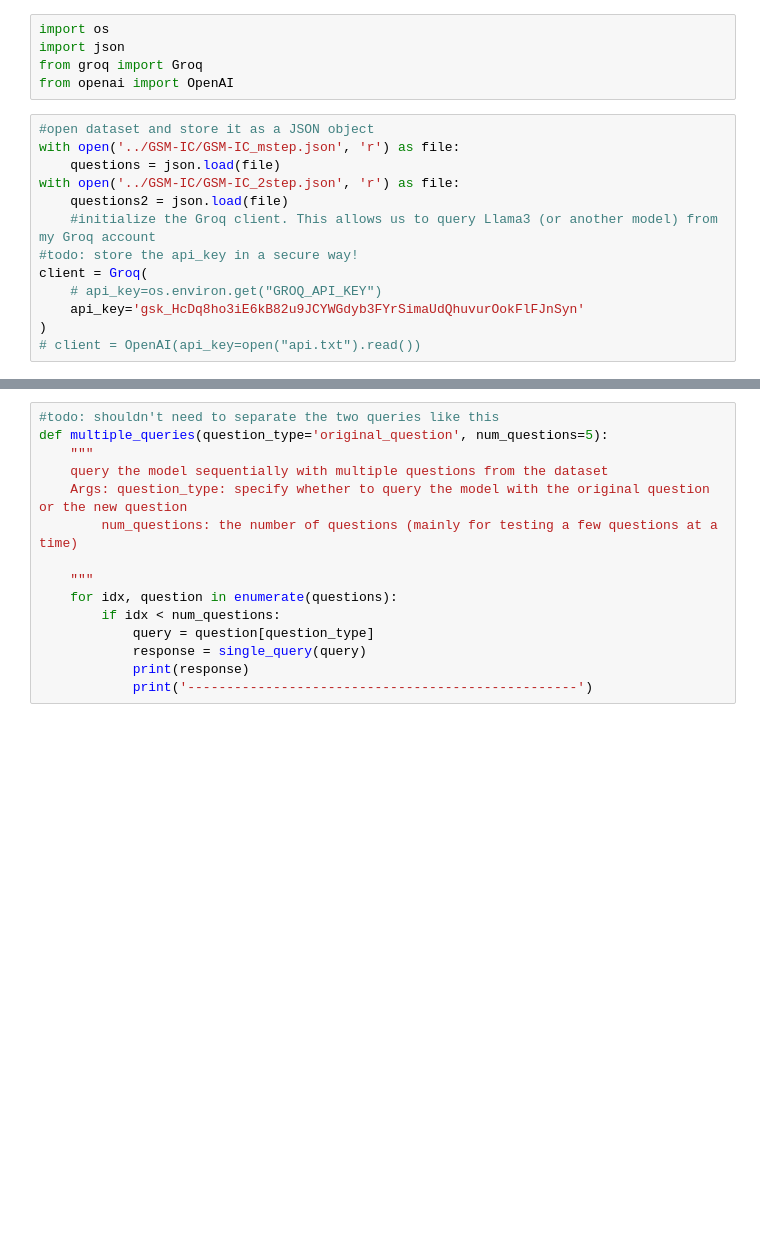
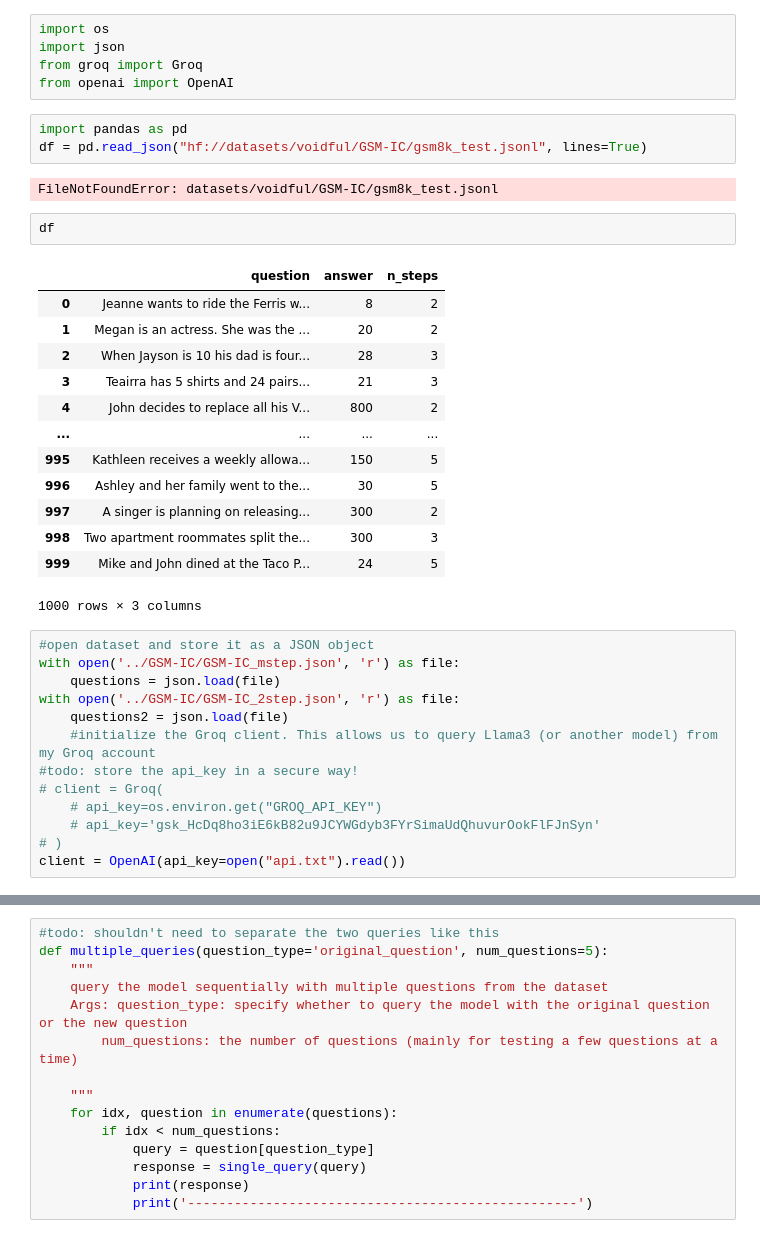
Before and after one commit to Baozpy/CMSC723-Final-Project, a Jupyter notebook: llama_graph.ipynb, the cells around one changed output, grey strips where cells are left out. Saved outputs shown, nothing was run; the diff lists cells and outputs as text; blank space fills up the shorter version.

```diff
--- a/llama_graph.ipynb
+++ b/llama_graph.ipynb
@@ -3,6 +3,27 @@ import os
 import json
 from groq import Groq
 from openai import OpenAI
+# %%
+import pandas as pd
+df = pd.read_json("hf://datasets/voidful/GSM-IC/gsm8k_test.jsonl", lines=True)
+# %% [output]
+FileNotFoundError: datasets/voidful/GSM-IC/gsm8k_test.jsonl
+# %%
+df
+# %% [output]
+|  | question | answer | n_steps |
+| 0 | Jeanne wants to ride the Ferris w... | 8 | 2 |
+| 1 | Megan is an actress. She was the ... | 20 | 2 |
+| 2 | When Jayson is 10 his dad is four... | 28 | 3 |
+| 3 | Teairra has 5 shirts and 24 pairs... | 21 | 3 |
+| 4 | John decides to replace all his V... | 800 | 2 |
+| ... | ... | ... | ... |
+| 995 | Kathleen receives a weekly allowa... | 150 | 5 |
+| 996 | Ashley and her family went to the... | 30 | 5 |
+| 997 | A singer is planning on releasing... | 300 | 2 |
+| 998 | Two apartment roommates split the... | 300 | 3 |
+| 999 | Mike and John dined at the Taco P... | 24 | 5 |
+1000 rows × 3 columns
 # %%
 #open dataset and store it as a JSON object
 with open('../GSM-IC/GSM-IC_mstep.json', 'r') as file:
@@ -11,8 +32,8 @@ with open('../GSM-IC/GSM-IC_2step.json', 'r') as file:
     questions2 = json.load(file)
     #initialize the Groq client. This allows us to query Llama3 (or another model) from my Groq account
 #todo: store the api_key in a secure way!
-client = Groq(
+# client = Groq(
     # api_key=os.environ.get("GROQ_API_KEY")
-    api_key='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'
-)
-# client = OpenAI(api_key=open("api.txt").read())
+    # api_key='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'
+# )
+client = OpenAI(api_key=open("api.txt").read())
```
Also changed, not shown: parts of 18 cells of this notebook, 15 other files.
